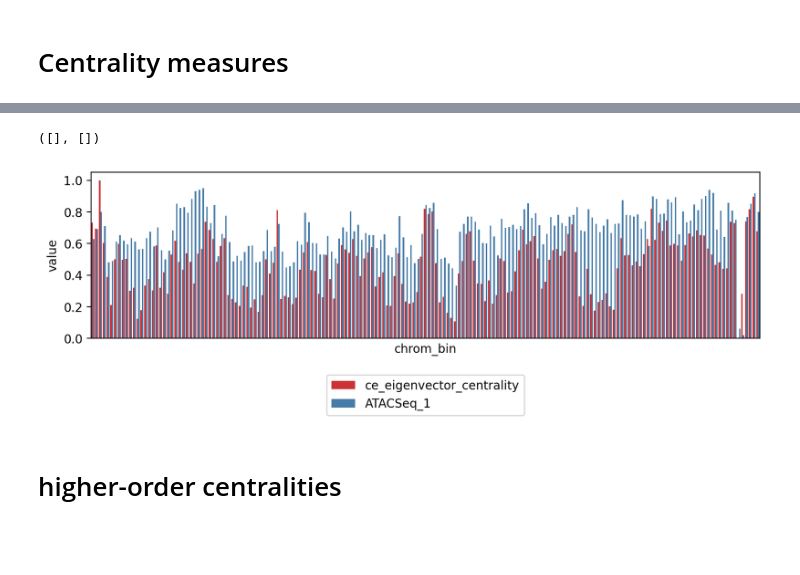
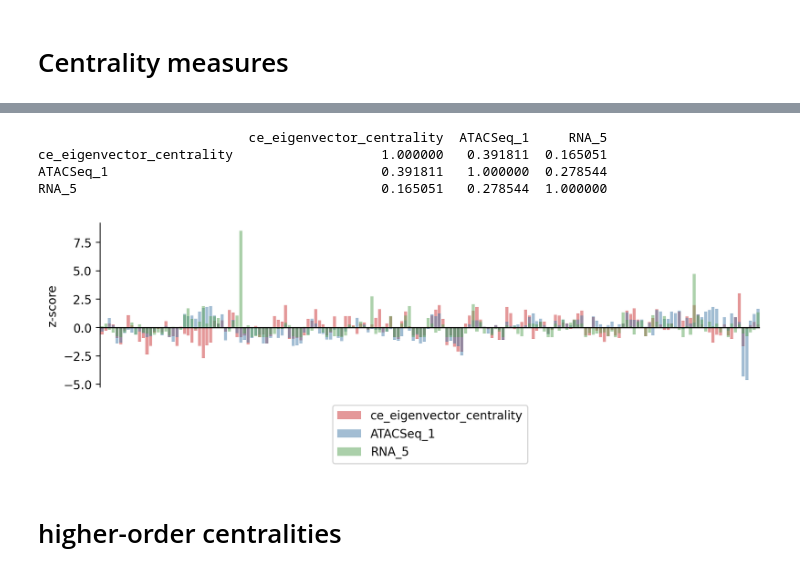
Before and after one commit to CooperStansbury/higher-order-single-cell, a Jupyter notebook: notebooks/anndata_core.ipynb, the cells around one changed output, grey strips where cells are left out. Cells and saved outputs as stored; diff of their text form; code cells hidden in the pictures; blank space fills up the shorter version.

```diff
--- a/notebooks/anndata_core.ipynb
+++ b/notebooks/anndata_core.ipynb
@@ -38,7 +42,7 @@ chrom = "chr2"
 
 dpath = "/scratch/indikar_root/indikar1/shared_data/higher_order/by_chromosome/"
 
-file_list = sorted(glob.glob(f"{dpath}*{resolution}*{chrom}*"))
+file_list = sorted(glob.glob(f"{dpath}*_{resolution}_{chrom}*"))
 print(file_list)
 
 population_path = file_list[0]
@@ -118,7 +121,7 @@ adata.obs[['chrom_bin', 'chrom_degree', 'degree_outlier']].sort_values(by='chrom
 # %%
-n_outliers = 2
-remove_bins = adata.obs.sort_values(by='chrom_degree', ascending=False).head(n_outliers).index.to_list()
-print(f"Removing top {n_outliers} outlier loci: ")
+# remove outliers
+remove_bins = adata.obs[adata.obs['degree_outlier']].index.to_list()
+print(f"Removing top {len(remove_bins)} outlier loci: ")
 print(remove_bins)
 
 adata = adata[~adata.obs_names.isin(remove_bins), :].copy()
@@ -209,9 +211,16 @@ Graph with 177 nodes and 15725 edges
 columns = [
     'ce_eigenvector_centrality',
     'ATACSeq_1',
+    'RNA_5',
 ]
 
 pdf = adata.obs.copy()
+
+for column in columns:
+    pdf[column] = scipy.stats.zscore(pdf[column])
+
+print(pdf[columns].corr())
+
 pdf = pdf[columns + ['chrom_bin']].melt(id_vars='chrom_bin')
 
 plt.rcParams['figure.dpi'] = 200
@@ -223,6 +232,8 @@ sns.barplot(
     y='value',
     hue='variable',
     palette='Set1',
+    dodge=False,
+    alpha=0.5,
 )
 
 sns.move_legend(
@@ -232,5 +243,9 @@ sns.move_legend(
     bbox_to_anchor=(0.5, -0.5),
 )
 
+plt.axhline(y=0, lw=1, c='k')
 plt.xticks([])
+plt.ylabel('z-score')
+plt.xlabel('')
+sns.despine(bottom=True)
 # %% [output]
@@ -239,5 +254,8 @@ Thu Dec 19 10:06:14 2024 INFO Using categorical units to plot a list of strings
-([], [])
+                           ce_eigenvector_centrality  ATACSeq_1     RNA_5
+ce_eigenvector_centrality                   1.000000   0.391811  0.165051
+ATACSeq_1                                   0.391811   1.000000  0.278544
+RNA_5                                       0.165051   0.278544  1.000000
-[figure, old version]
+[figure, new version]
 # %% [markdown]
 # higher-order centralities
 # %%
```
Also changed, not shown: parts of 31 cells of this notebook, 4 other files.
